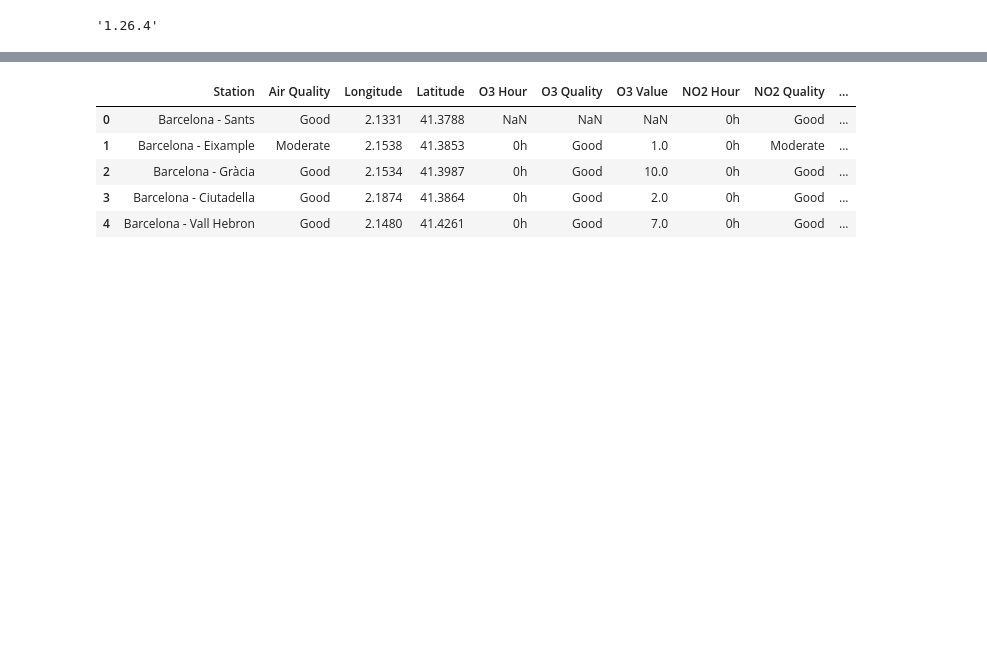
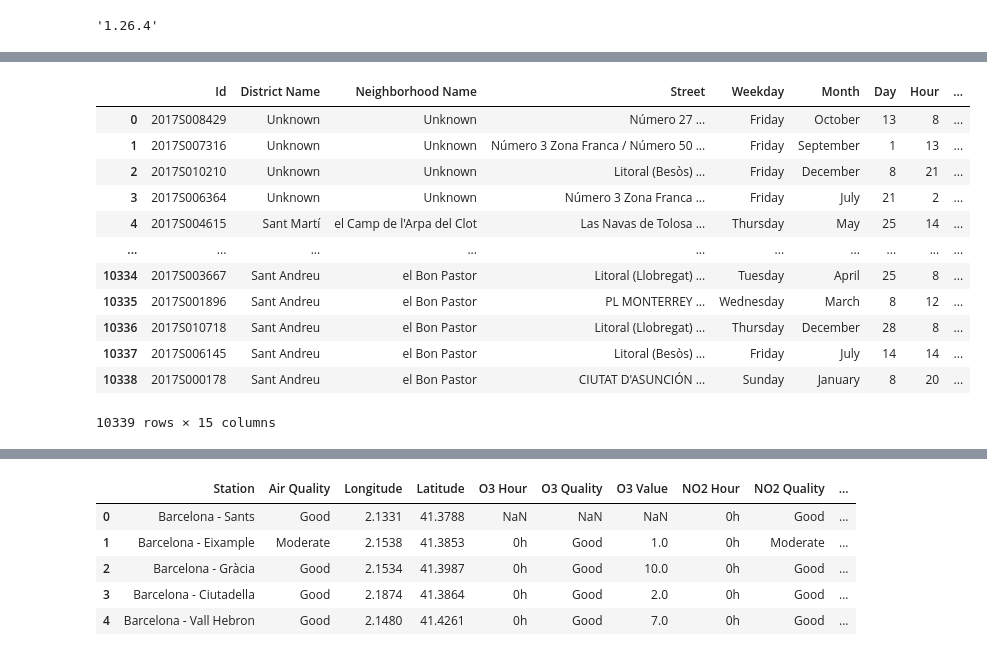
Before and after one commit to n1colasf/Obligatorio-BD, a Jupyter notebook: analisis/parte1a_analisis_datos.ipynb, the cells around one changed output, grey strips where cells are left out. Saved outputs shown, nothing was run; the diff lists cells and outputs as text; code cells hidden in the pictures; blank space fills up the shorter version.

```diff
--- a/analisis/parte1a_analisis_datos.ipynb
+++ b/analisis/parte1a_analisis_datos.ipynb
@@ -43,0 +95,17 @@ df_accidents.head()
+# %%
+# Visualizamos la tabla completa del dataset accidents
+df_accidents
+# %% [output]
+|  | Id | District Name | Neighborhood Name | Street | Weekday | Month | Day | Hour | ... |
+| 0 | 2017S008429 | Unknown | Unknown | Número 27 ... | Friday | October | 13 | 8 | ... |
+| 1 | 2017S007316 | Unknown | Unknown | Número 3 Zona Franca / Número 50 ... | Friday | September | 1 | 13 | ... |
+| 2 | 2017S010210 | Unknown | Unknown | Litoral (Besòs) ... | Friday | December | 8 | 21 | ... |
+| 3 | 2017S006364 | Unknown | Unknown | Número 3 Zona Franca ... | Friday | July | 21 | 2 | ... |
+| 4 | 2017S004615 | Sant Martí | el Camp de l'Arpa del Clot | Las Navas de Tolosa ... | Thursday | May | 25 | 14 | ... |
+| ... | ... | ... | ... | ... | ... | ... | ... | ... | ... |
+| 10334 | 2017S003667 | Sant Andreu | el Bon Pastor | Litoral (Llobregat) ... | Tuesday | April | 25 | 8 | ... |
+| 10335 | 2017S001896 | Sant Andreu | el Bon Pastor | PL MONTERREY ... | Wednesday | March | 8 | 12 | ... |
+| 10336 | 2017S010718 | Sant Andreu | el Bon Pastor | Litoral (Llobregat) ... | Thursday | December | 28 | 8 | ... |
+| 10337 | 2017S006145 | Sant Andreu | el Bon Pastor | Litoral (Besòs) ... | Friday | July | 14 | 14 | ... |
+| 10338 | 2017S000178 | Sant Andreu | el Bon Pastor | CIUTAT D'ASUNCIÓN ... | Sunday | January | 8 | 20 | ... |
+10339 rows × 15 columns
```
Also changed, not shown: parts of 39 cells of this notebook, 2 other files.
